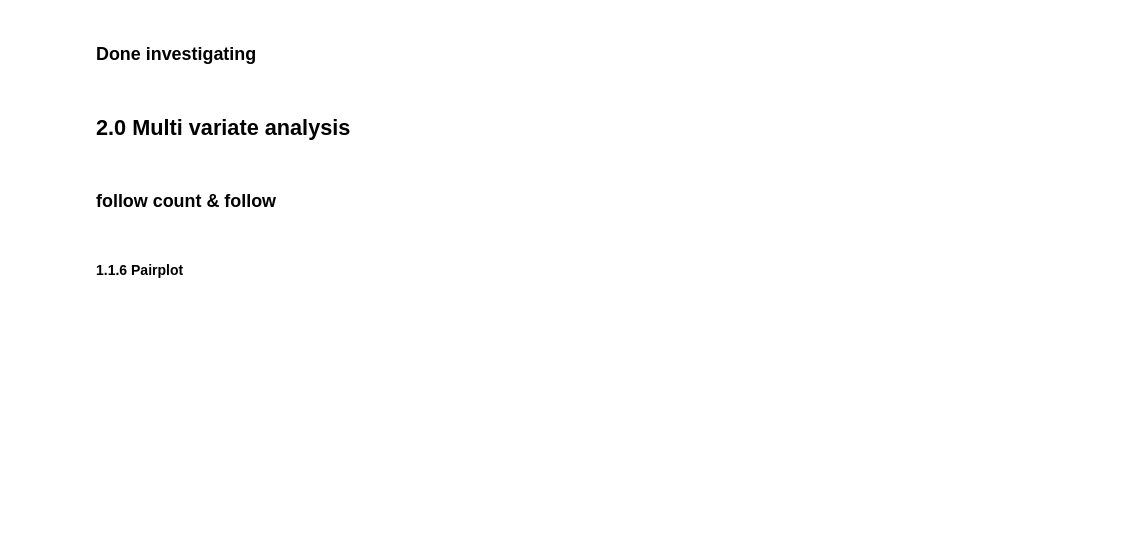
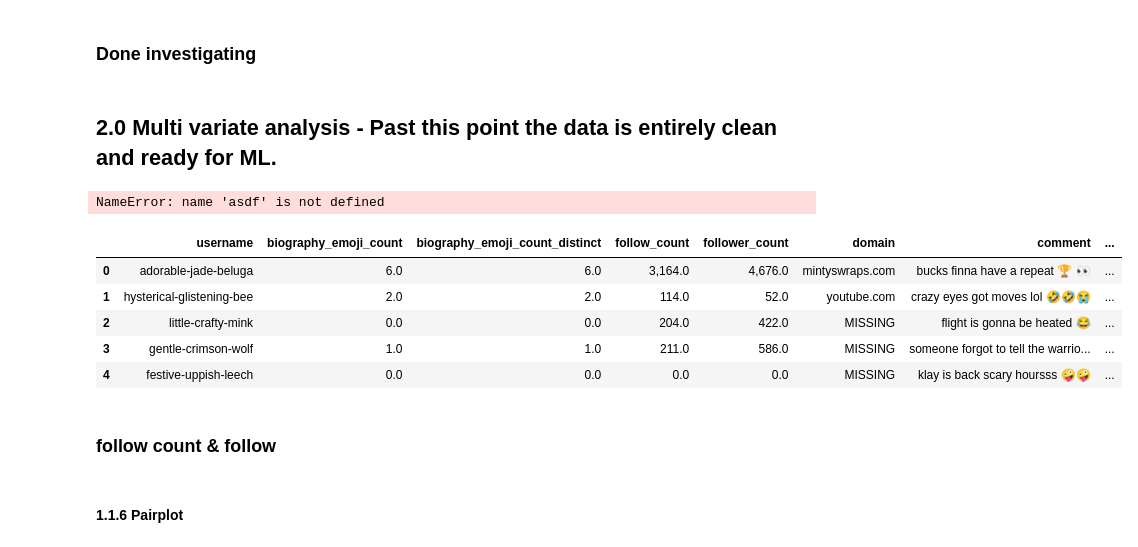
Before and after one commit to marclelamy/instagram_bot_classification, a Jupyter notebook: 4_data_exploration_feature_eng.ipynb, the cells around one changed output. Saved outputs shown, nothing was run; the diff lists cells and outputs as text; code cells hidden in the pictures; blank space fills up the shorter version.

```diff
--- a/4_data_exploration_feature_eng.ipynb
+++ b/4_data_exploration_feature_eng.ipynb
@@ -927,4 +1134,23 @@ df_main.query('username == @username')
 # %% [markdown]
 ### Done investigating
 # %% [markdown]
-## 2.0 Multi variate analysis
+## 2.0 Multi variate analysis - Past this point the data is entirely clean and ready for ML.
+# %%
+asdf
+# %% [output]
+NameError: name 'asdf' is not defined
+# %%
+# Removing columns for now as there are way too many and feel overwhelmed
+cols_to_remove = ['posts_sum', 'posts_avg', 'posts_max', 'posts_min', 'posts_con', 'dates_dif']
+cols_to_remove = [col for col in df_main.columns if any([x in col for x in cols_to_remove])] + ['biography', 'biography_wo_emoji', 'biography_emoji']
+cols_to_keep = [col for col in df_main.columns if col not in cols_to_remove]
+
+df_main = df_main[cols_to_keep]
+df_main.head()
+# %% [output]
+|  | username | biography_emoji_count | biography_emoji_count_distinct | follow_count | follower_count | domain | comment | ... |
+| 0 | adorable-jade-beluga | 6.0 | 6.0 | 3,164.0 | 4,676.0 | mintyswraps.com | bucks finna have a repeat 🏆 👀 | ... |
+| 1 | hysterical-glistening-bee | 2.0 | 2.0 | 114.0 | 52.0 | youtube.com | crazy eyes got moves lol 🤣🤣😭 | ... |
+| 2 | little-crafty-mink | 0.0 | 0.0 | 204.0 | 422.0 | MISSING | flight is gonna be heated 😂 | ... |
+| 3 | gentle-crimson-wolf | 1.0 | 1.0 | 211.0 | 586.0 | MISSING | someone forgot to tell the warrio... | ... |
+| 4 | festive-uppish-leech | 0.0 | 0.0 | 0.0 | 0.0 | MISSING | klay is back scary hoursss 🤪🤪 | ... |
```
Also changed, not shown: parts of 31 cells of this notebook.
